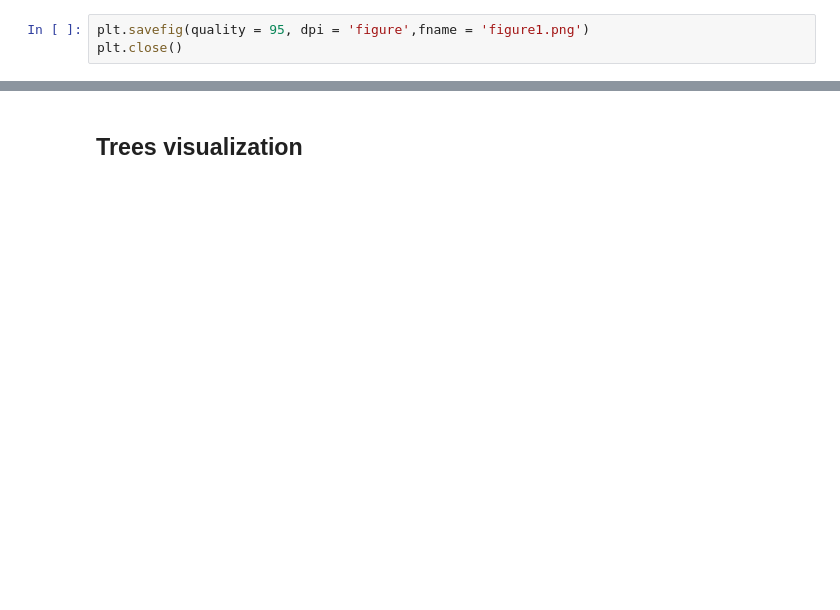
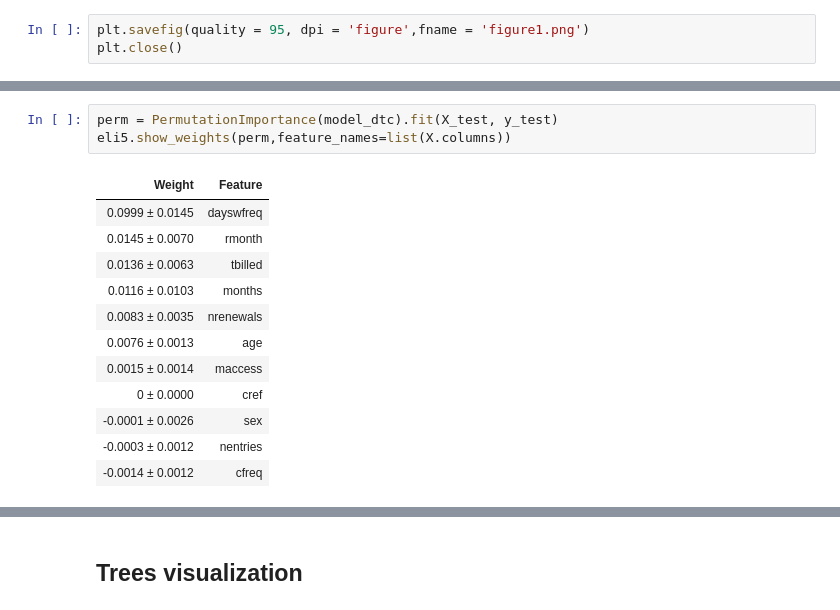
Before and after one commit to pesobreiro/dropoutPredFitness, a Jupyter notebook: 7.dropoutPrediction.ipynb, the cells around one changed output, grey strips where cells are left out. Drawn from its saved outputs; the diff is of its cells as text; blank space fills up the shorter version.

```diff
--- a/7.dropoutPrediction.ipynb
+++ b/7.dropoutPrediction.ipynb
@@ -1029,0 +1017,16 @@ plt.close()
+# %%
+perm = PermutationImportance(model_dtc).fit(X_test, y_test)
+eli5.show_weights(perm,feature_names=list(X.columns))
+# %% [output]
+| Weight | Feature |
+| 0.0999 ± 0.0145 | dayswfreq |
+| 0.0145 ± 0.0070 | rmonth |
+| 0.0136 ± 0.0063 | tbilled |
+| 0.0116 ± 0.0103 | months |
+| 0.0083 ± 0.0035 | nrenewals |
+| 0.0076 ± 0.0013 | age |
+| 0.0015 ± 0.0014 | maccess |
+| 0 ± 0.0000 | cref |
+| -0.0001 ± 0.0026 | sex |
+| -0.0003 ± 0.0012 | nentries |
+| -0.0014 ± 0.0012 | cfreq |
```
Also changed, not shown: parts of 30 cells of this notebook.
